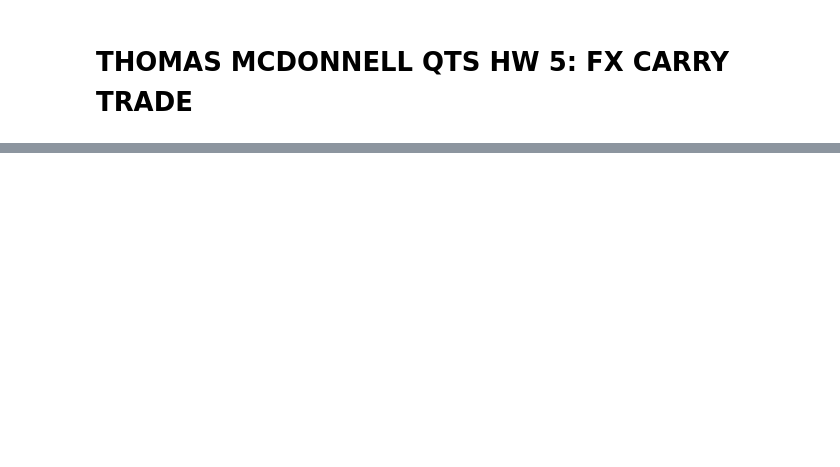
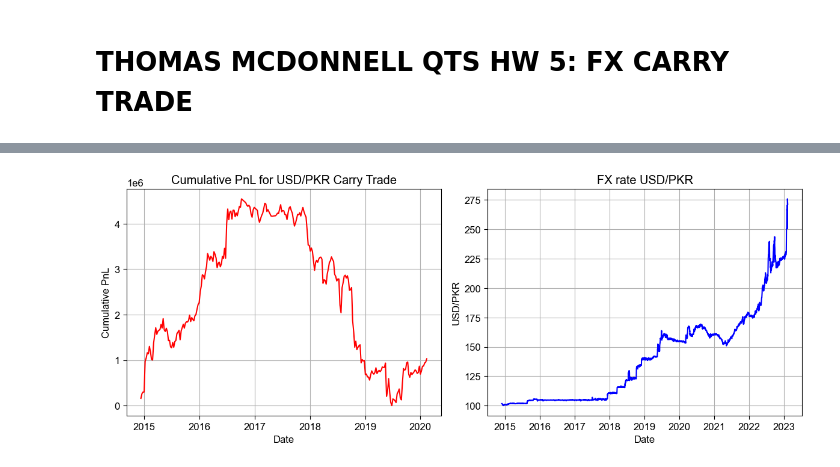
Before and after one commit to tsmcdonnell6604/Quant-Trading-Strategies, a Jupyter notebook: QTS_HW_5.ipynb, the cells around one changed output, grey strips where cells are left out. Drawn from its saved outputs; the diff is of its cells as text; code cells hidden in the pictures; blank space fills up the shorter version.

```diff
--- a/QTS_HW_5.ipynb
+++ b/QTS_HW_5.ipynb
@@ -56,0 +285,22 @@ php_yc = quandl.get("YC/PHL", authtoken="uoxc6V3s61czWuHoGLcs")
+# %%
+# Set the figure and subplots
+fig, axs = plt.subplots(1, 2, figsize=(12, 5))
+
+# Plot cumulative PnL
+axs[0].plot(PKR_Carry.index, PKR_Carry['cumulative pnl'], color='red', label='Cumulative PnL')
+axs[0].set_title("Cumulative PnL for USD/PKR Carry Trade")
+axs[0].set_xlabel("Date")
+axs[0].set_ylabel("Cumulative PnL")
+axs[0].grid(True)
+
+# Plot RATE
+axs[1].plot(pkr.loc[pd.to_datetime('2014-12-03'):].index, pkr.loc[pd.to_datetime('2014-12-03'):]['RATE'], color='blue', label='RATE')
+axs[1].set_title("FX rate USD/PKR")
+axs[1].set_xlabel("Date")
+axs[1].set_ylabel("USD/PKR")
+axs[1].grid(True)
+
+plt.tight_layout()
+plt.show()
+# %% [output]
+[figure, added]
```
Also changed, not shown: parts of 17 cells of this notebook, 1 other file.
